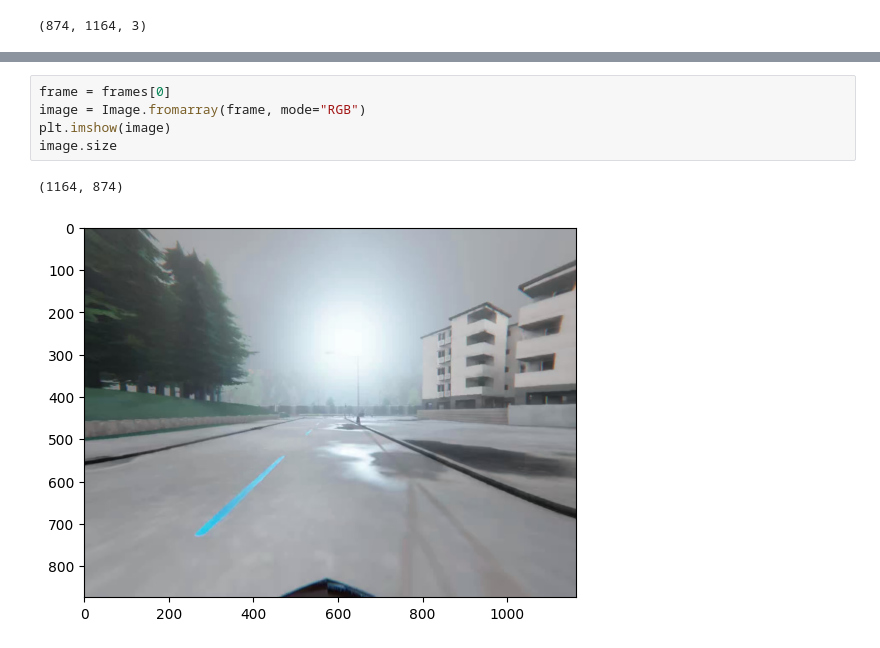
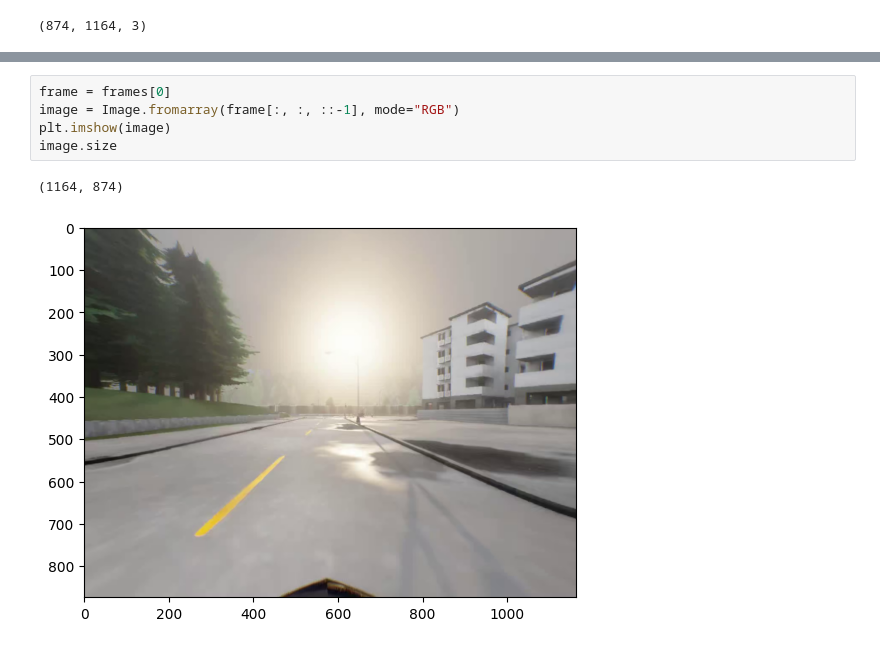
Before and after one commit to ulrik2204/carla_experiments, a Jupyter notebook: explore_carla_comma2k19.ipynb, the cells around one changed output, grey strips where cells are left out. Saved outputs shown, nothing was run; the diff lists cells and outputs as text.

```diff
--- a/explore_carla_comma2k19.ipynb
+++ b/explore_carla_comma2k19.ipynb
@@ -224,8 +224,8 @@ array([[[ 60,  71,  60],
 # %%
 frame = frames[0]
-image = Image.fromarray(frame, mode="RGB")
+image = Image.fromarray(frame[:, :, ::-1], mode="RGB")
 plt.imshow(image)
 image.size
 # %% [output]
 (1164, 874)
-[figure, old version]
+[figure, new version]
```
Also changed, not shown: parts of 7 cells of this notebook, 3 other files.
